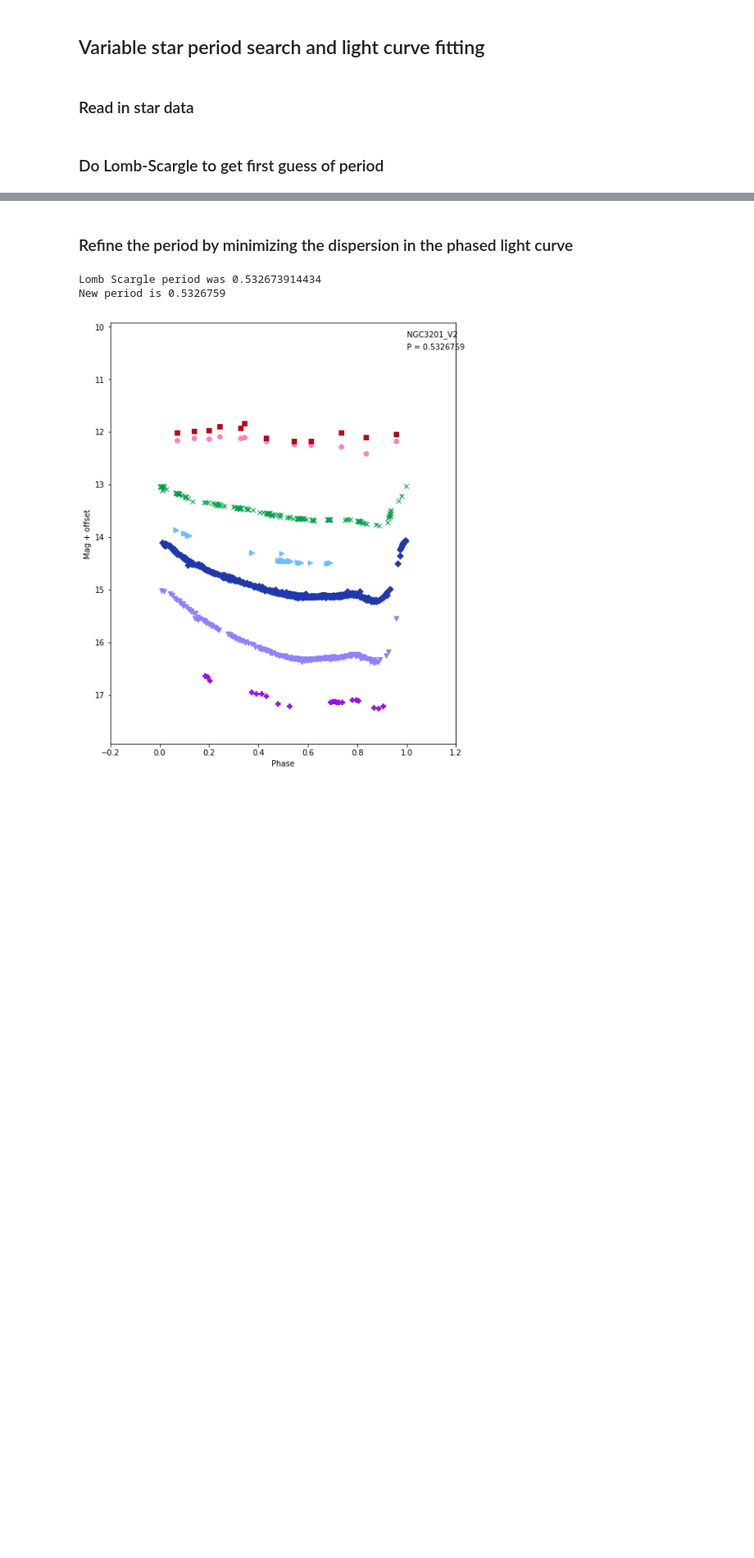
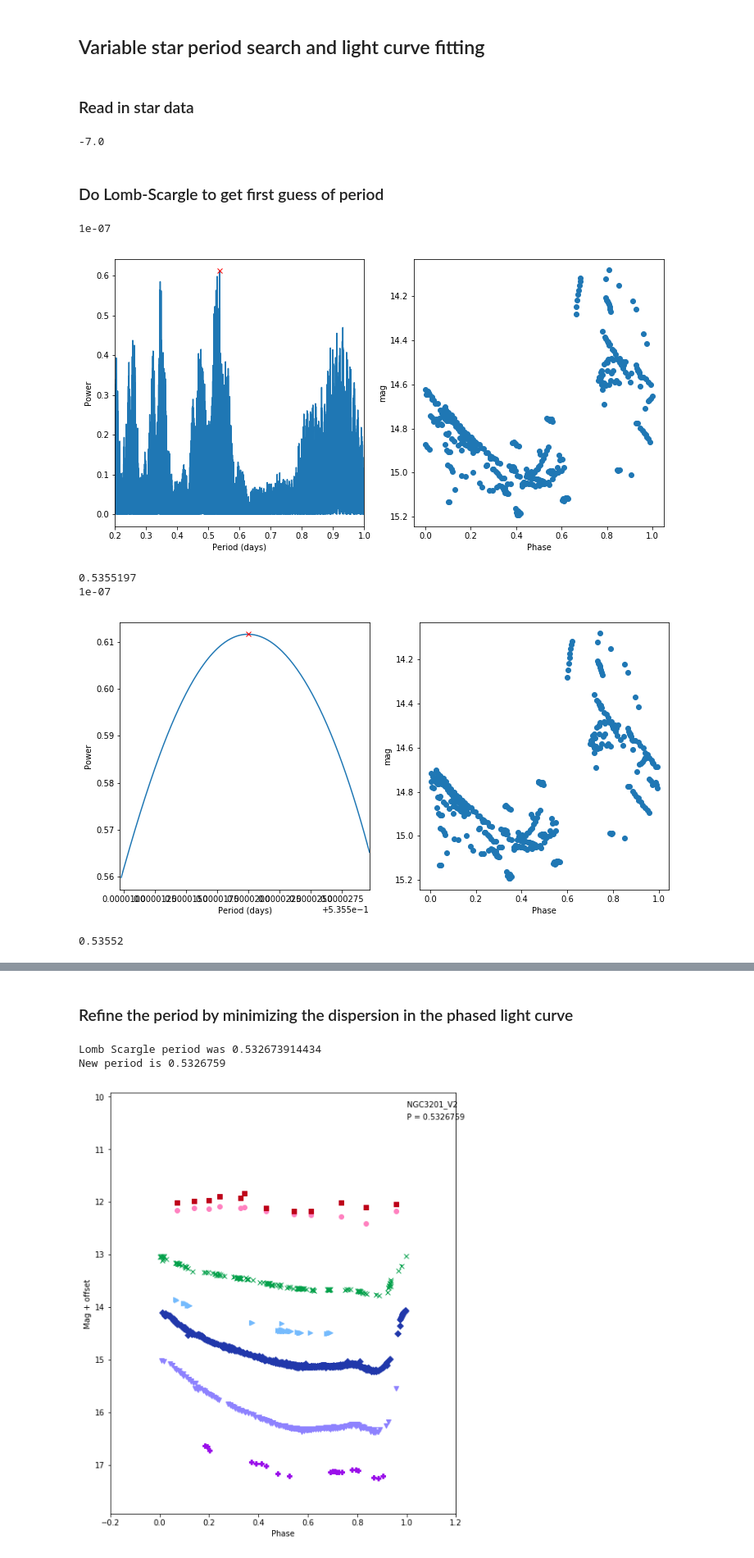
Before and after one commit to jrneeley/Light-Curve-Fitting, a Jupyter notebook: LCV-fitting-example.ipynb, the cells around one changed output, grey strips where cells are left out. Shown: that part at 82% size. Drawn from its saved outputs; the diff is of its cells as text; code cells hidden in the pictures; blank space fills up the shorter version.

```diff
--- a/LCV-fitting-example.ipynb
+++ b/LCV-fitting-example.ipynb
@@ -8,7 +8,7 @@ import numpy as np
 # %% [markdown]
 ### Read in star data
 # %%
-lc_name = 'NGC3201_V2'
+lc_name = 'NGC3201_V29'
 filters, data = lcv.read_lcv('test_lcvs/'+lc_name+'.lcv')
 
 # subarrays with single filter
@@ -16,8 +16,29 @@ V_band = data[data['filter'] == 'V']
 B_band = data[data['filter'] == 'B']
 R_band = data[data['filter'] == 'R']
 I1_band = data[data['filter'] == 'I1']
+
+print(np.floor(-6.8))
+# %% [output]
+-7.0
 # %% [markdown]
 ### Do Lomb-Scargle to get first guess of period
+# %%
+# Bands with the largest amount of data will work
+# Currently optimized for RR Lyrae stars, but you should be able to make it work for AGB by setting
+# min_period and max_period when calling period_search
+
+guess_period = lcv.LS_period(V_band, precision='coarse')
+print(guess_period)
+
+new_period = lcv.LS_period(V_band, min_period=guess_period-1e-5, max_period=guess_period+1e-5, precision='fine')
+print(new_period)
+# %% [output]
+1e-07
+[figure, added]
+0.5355197
+1e-07
+[figure, added]
+0.53552
 # %%
 # Bands with the largest amount of data will work
 # Currently optimized for RR Lyrae stars, but you should be able to make it work for AGB by setting
```
Also changed, not shown: parts of 1 cell of this notebook, 1 other file.
